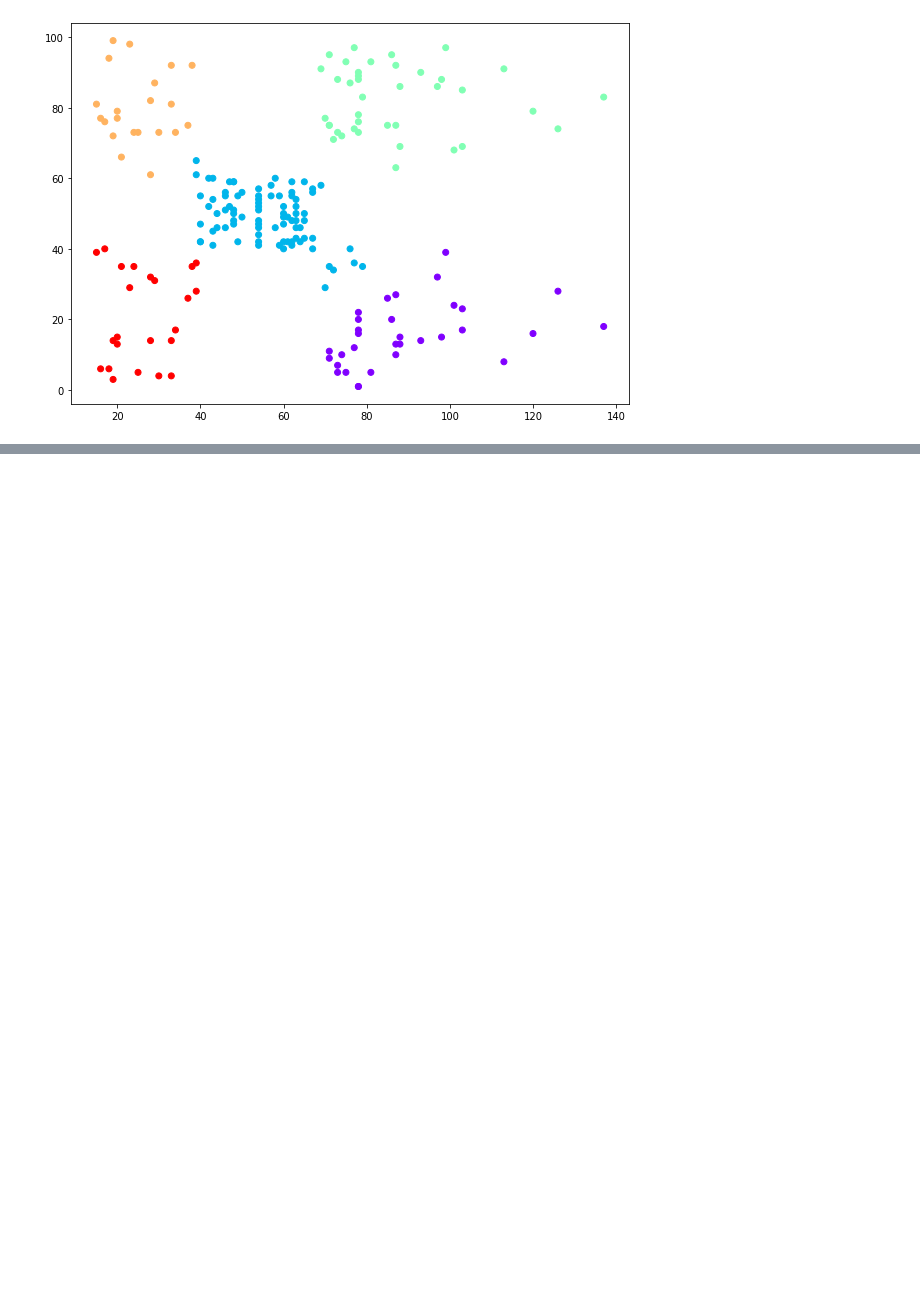
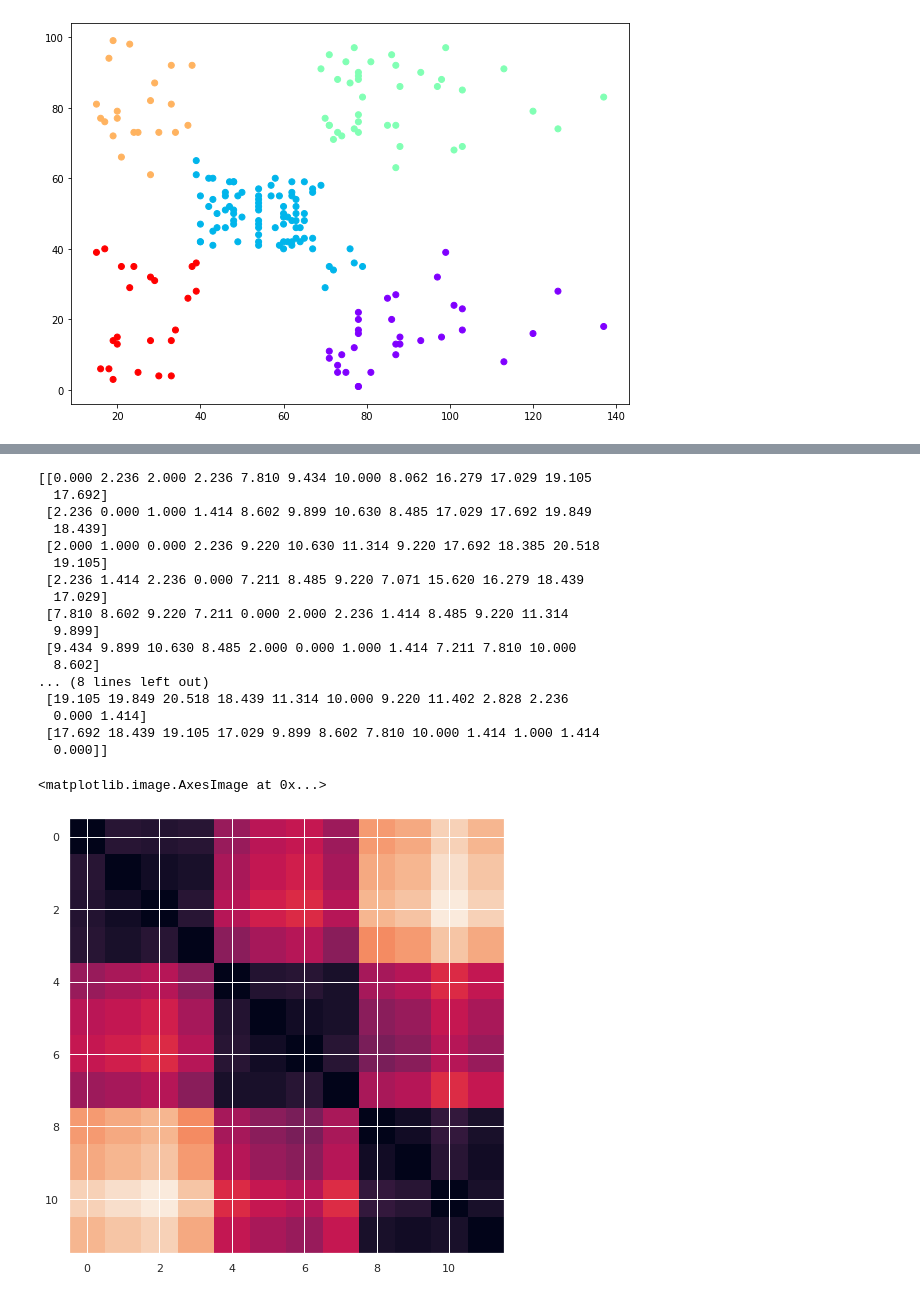
Before and after one commit to chrfranco/06_MAIR_Aprendizaje_No_Supervisado, a Jupyter notebook: Actividad_1_Notebooks_Clustering_Christian_Franco_Sánchez.ipynb, the cells around one changed output, grey strips where cells are left out. Saved outputs shown, nothing was run; the diff lists cells and outputs as text; code cells hidden in the pictures; blank space fills up the shorter version.

```diff
--- a/Actividad_1_Notebooks_Clustering_Christian_Franco_Sánchez.ipynb
+++ b/Actividad_1_Notebooks_Clustering_Christian_Franco_Sánchez.ipynb
@@ -565,0 +612,24 @@ plt.scatter(data[:,0], data[:,1], c=cluster.labels_, cmap='rainbow')
+# %%
+W_dist = pairwise_distances(X, metric="euclidean")
+print(W_dist)
+plt.imshow(W_dist)
+# %% [output]
+[[0.000 2.236 2.000 2.236 7.810 9.434 10.000 8.062 16.279 17.029 19.105
+  17.692]
+ [2.236 0.000 1.000 1.414 8.602 9.899 10.630 8.485 17.029 17.692 19.849
+  18.439]
+ [2.000 1.000 0.000 2.236 9.220 10.630 11.314 9.220 17.692 18.385 20.518
+  19.105]
+ [2.236 1.414 2.236 0.000 7.211 8.485 9.220 7.071 15.620 16.279 18.439
+  17.029]
+ [7.810 8.602 9.220 7.211 0.000 2.000 2.236 1.414 8.485 9.220 11.314
+  9.899]
+ [9.434 9.899 10.630 8.485 2.000 0.000 1.000 1.414 7.211 7.810 10.000
+  8.602]
+... (8 lines left out)
+ [19.105 19.849 20.518 18.439 11.314 10.000 9.220 11.402 2.828 2.236
+  0.000 1.414]
+ [17.692 18.439 19.105 17.029 9.899 8.602 7.810 10.000 1.414 1.000 1.414
+  0.000]]
+<matplotlib.image.AxesImage at 0x...>
+[figure, added]
```
Also changed, not shown: parts of 60 cells of this notebook.
